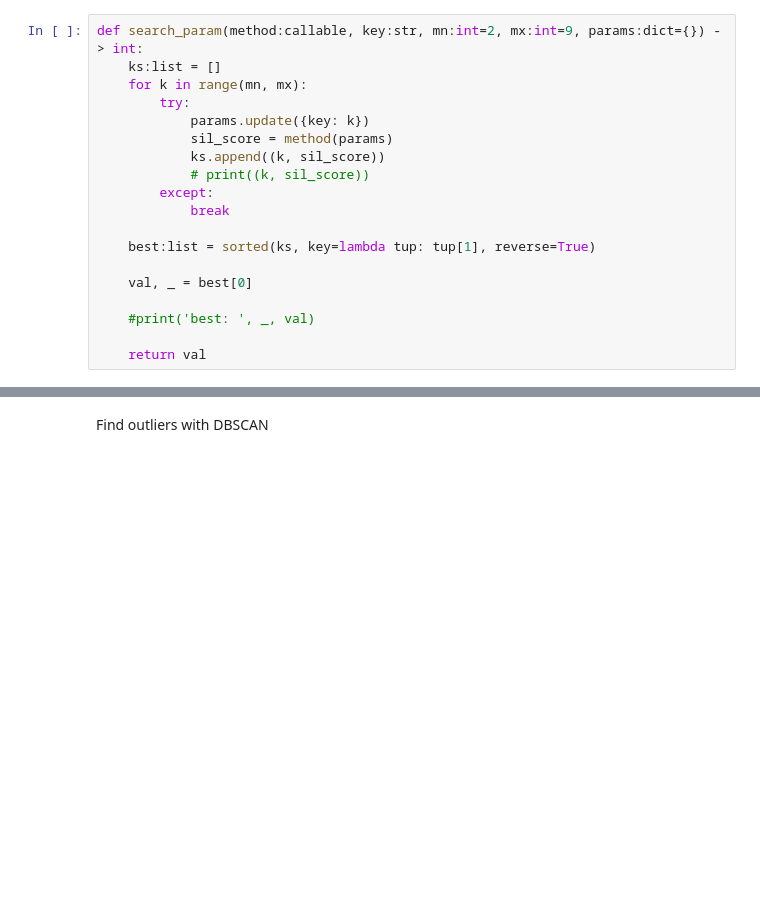
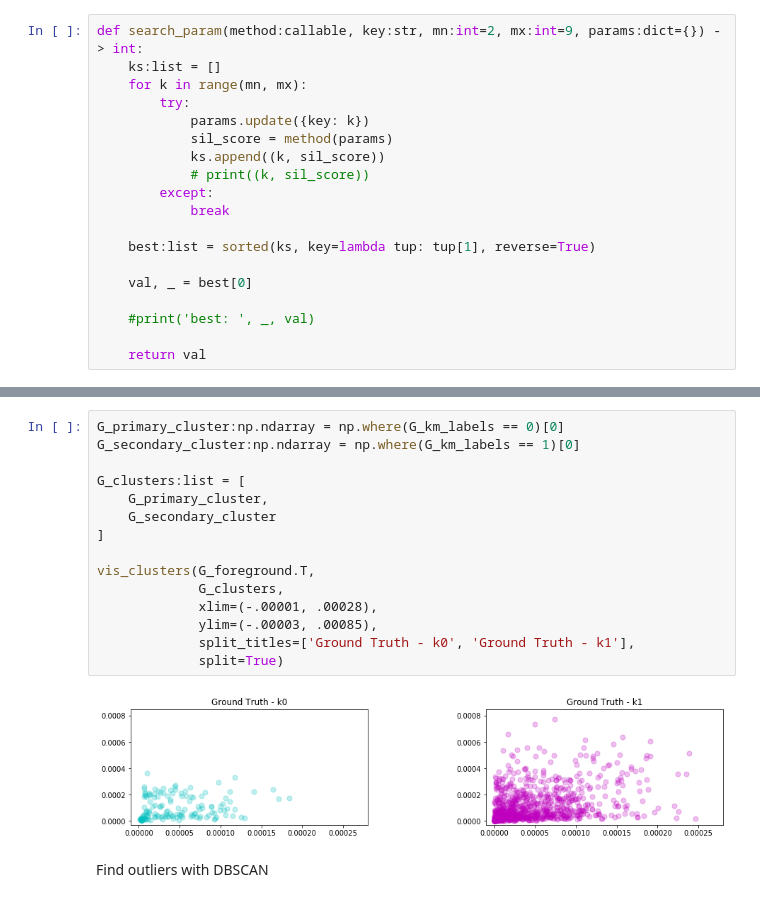
Before and after one commit to crodriguez1a/audio-repair, a Jupyter notebook: notebooks/submission/Clustering + Anomaly Detection.ipynb, the cells around one changed output, grey strips where cells are left out. Cells and saved outputs as stored; diff of their text form; blank space fills up the shorter version.

```diff
--- a/notebooks/submission/Clustering + Anomaly Detection.ipynb
+++ b/notebooks/submission/Clustering + Anomaly Detection.ipynb
@@ -89,3 +116,20 @@ plt.scatter(G_foreground.T[G_secondary_cluster][:, 0], G_foreground.T[G_secondar
+# %%
+G_primary_cluster:np.ndarray = np.where(G_km_labels == 0)[0]
+G_secondary_cluster:np.ndarray = np.where(G_km_labels == 1)[0]
+
+G_clusters:list = [
+    G_primary_cluster,
+    G_secondary_cluster
+]
+
+vis_clusters(G_foreground.T,
+             G_clusters,
+             xlim=(-.00001, .00028),
+             ylim=(-.00003, .00085),
+             split_titles=['Ground Truth - k0', 'Ground Truth - k1'],
+             split=True)
+# %% [output]
+[figure, added]
 # %% [markdown]
 Find outliers with DBSCAN
 # %%
```
Also changed, not shown: parts of 42 cells of this notebook, 13 other files.
